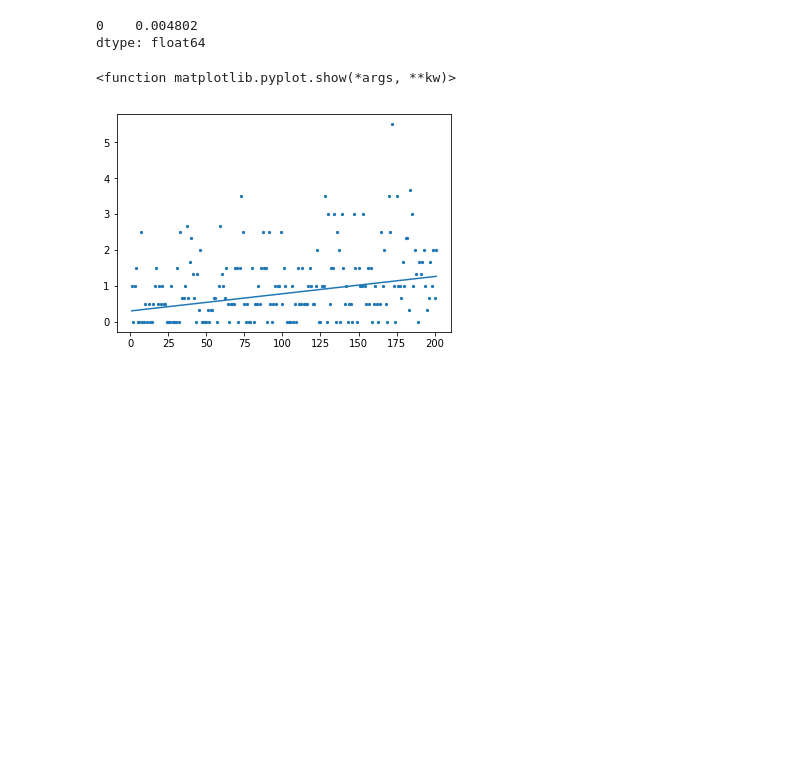
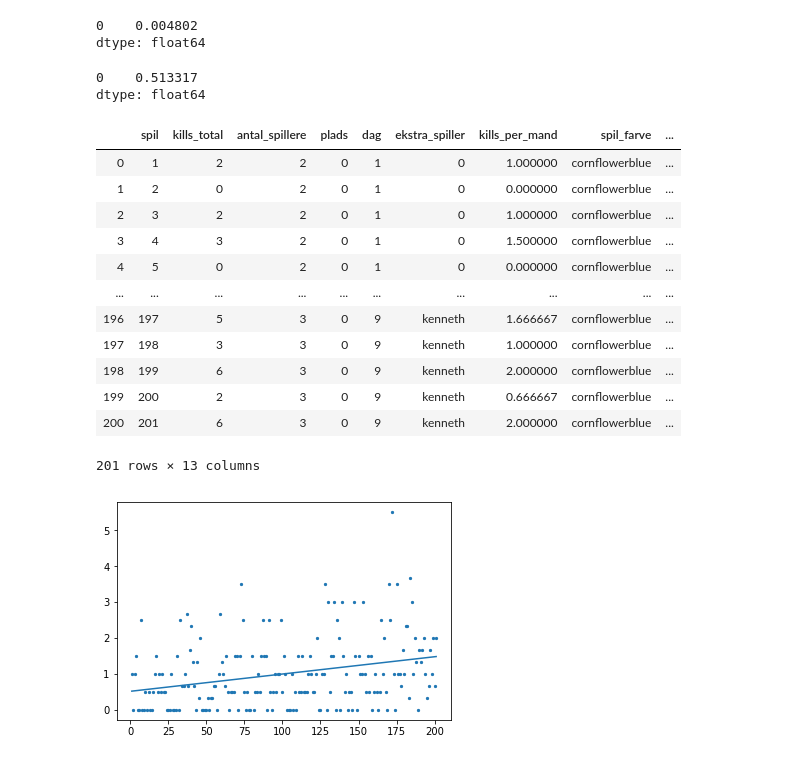
Before and after one commit to Holger-Harmsen/Harmsen_Repo, a Jupyter notebook: PUBG/Analysis.ipynb, the cells around one changed output. Drawn from its saved outputs; the diff is of its cells as text; code cells hidden in the pictures; blank space fills up the shorter version.

```diff
--- a/PUBG/Analysis.ipynb
+++ b/PUBG/Analysis.ipynb
@@ -110,15 +109,40 @@ beta
 # %% [output]
 0    0.004802
 dtype: float64
+# %%
+#Prøver at regne intercept:
+y_bar = np.mean(data['kills_per_mand'])
+x_bar = np.mean(data['spil'])
+
+beta_0 = y_bar - beta_1*x_bar
+
+beta_0
+# %% [output]
+0    0.513317
+dtype: float64
 # %%
-data['OLS'] = 0.004802*data['spil']
+data['OLS'] = 0.004820*data['spil'] + 0.513317
 
 plt.scatter(data['spil'],data['kills_per_mand'], s=5)
-plt.plot(data['spil'],data['OLS'] + 0.3)
+plt.plot(data['spil'],data['OLS'])
 plt.show
+
+data
 # %% [output]
+|  | spil | kills_total | antal_spillere | plads | dag | ekstra_spiller | kills_per_mand | spil_farve | ... |
+| 0 | 1 | 2 | 2 | 0 | 1 | 0 | 1.000000 | cornflowerblue | ... |
+| 1 | 2 | 0 | 2 | 0 | 1 | 0 | 0.000000 | cornflowerblue | ... |
+| 2 | 3 | 2 | 2 | 0 | 1 | 0 | 1.000000 | cornflowerblue | ... |
+| 3 | 4 | 3 | 2 | 0 | 1 | 0 | 1.500000 | cornflowerblue | ... |
+| 4 | 5 | 0 | 2 | 0 | 1 | 0 | 0.000000 | cornflowerblue | ... |
+| ... | ... | ... | ... | ... | ... | ... | ... | ... | ... |
+| 196 | 197 | 5 | 3 | 0 | 9 | kenneth | 1.666667 | cornflowerblue | ... |
+| 197 | 198 | 3 | 3 | 0 | 9 | kenneth | 1.000000 | cornflowerblue | ... |
+| 198 | 199 | 6 | 3 | 0 | 9 | kenneth | 2.000000 | cornflowerblue | ... |
+| 199 | 200 | 2 | 3 | 0 | 9 | kenneth | 0.666667 | cornflowerblue | ... |
+| 200 | 201 | 6 | 3 | 0 | 9 | kenneth | 2.000000 | cornflowerblue | ... |
-<function matplotlib.pyplot.show(*args, **kw)>
+201 rows × 13 columns
-[figure, old version]
+[figure, new version]
 # %%
 from matplotlib.lines import Line2D
 import matplotlib.patches as mpatches
```
Also changed, not shown: parts of 2 cells of this notebook, 1 other file.
